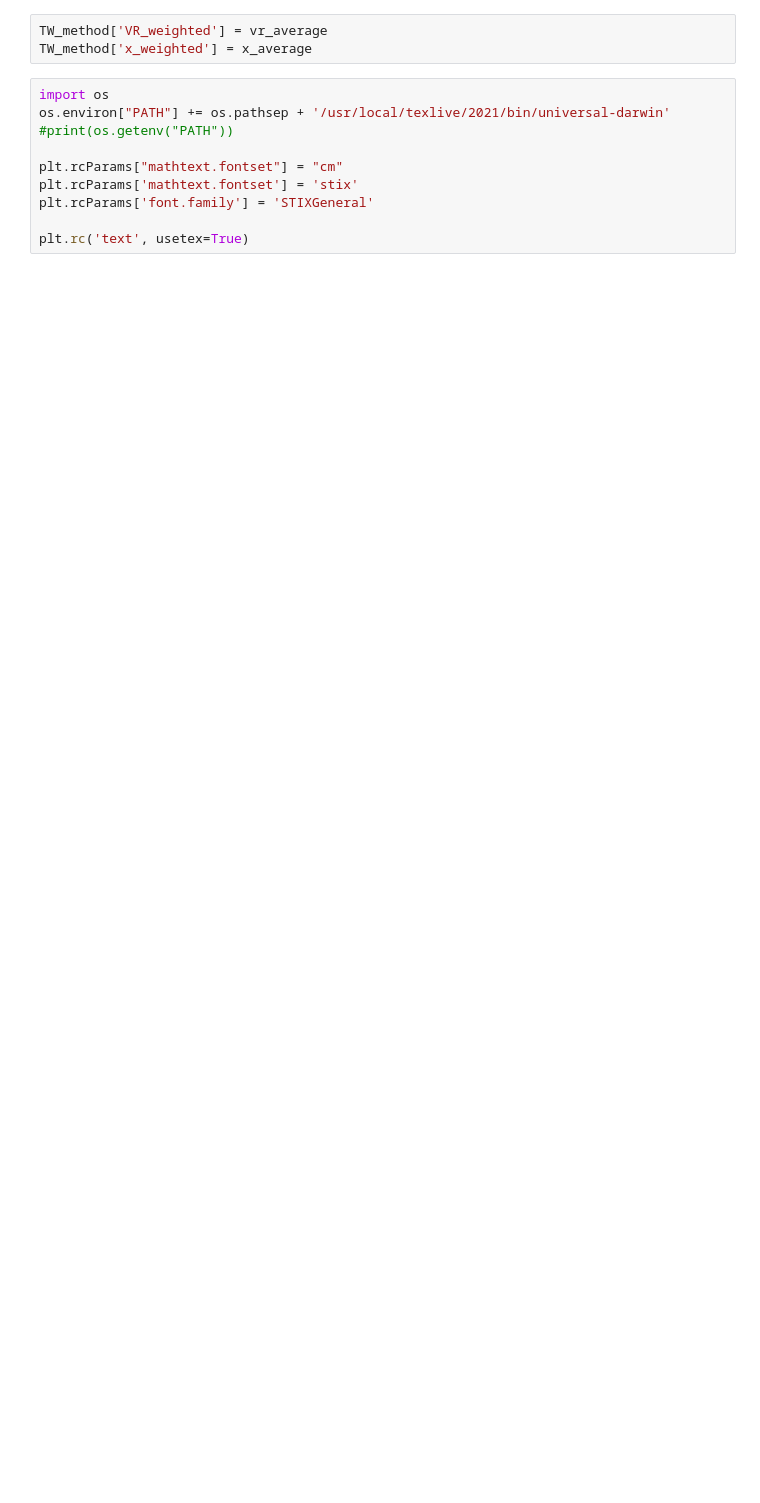
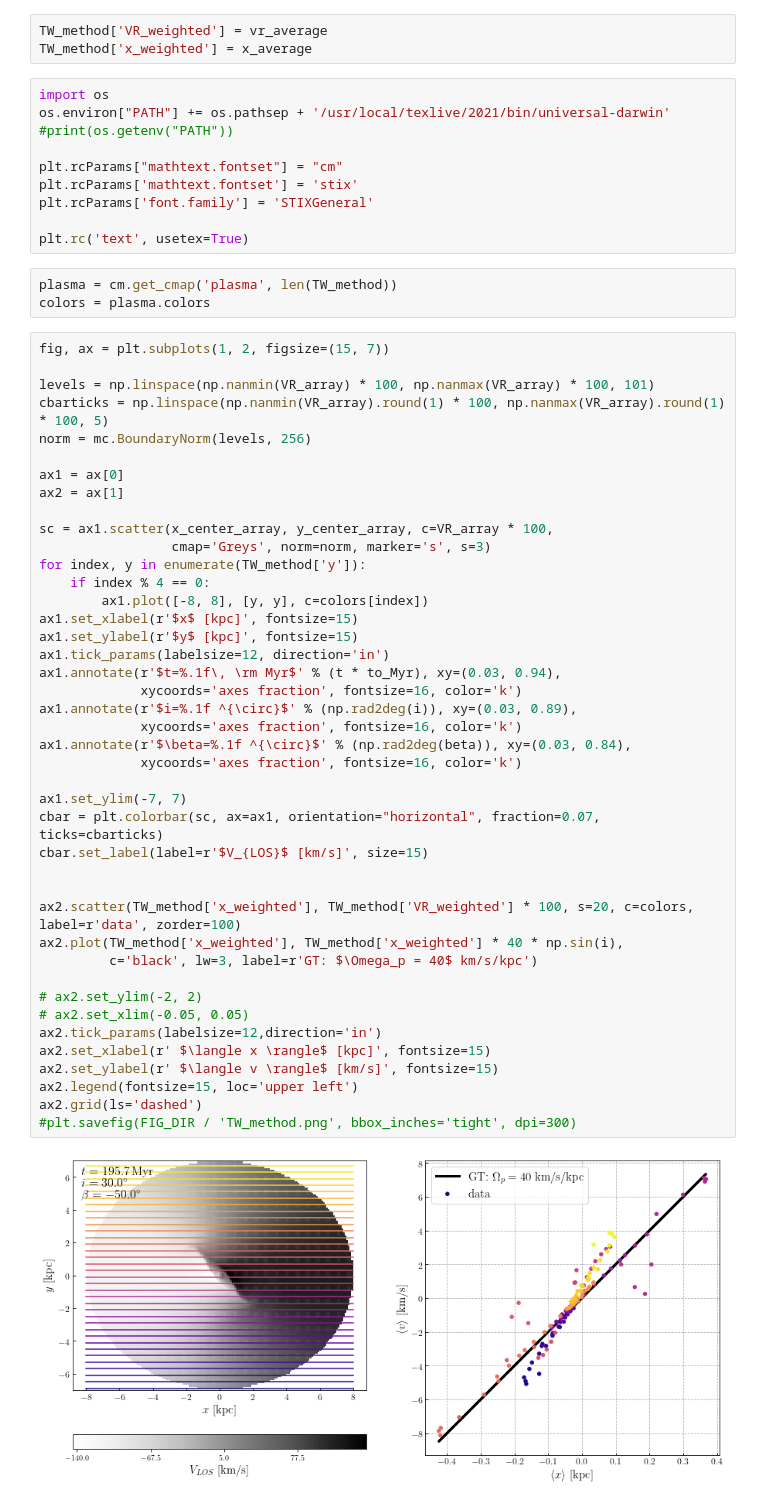
Before and after one commit to olgaborodina/pattern_speed, a Jupyter notebook: TW_method.ipynb, the cells around one changed output. Saved outputs shown, nothing was run; the diff lists cells and outputs as text; blank space fills up the shorter version.

```diff
--- a/TW_method.ipynb
+++ b/TW_method.ipynb
@@ -106,3 +112,50 @@ plt.rcParams['mathtext.fontset'] = 'stix'
 plt.rcParams['font.family'] = 'STIXGeneral'
 
 plt.rc('text', usetex=True)
+# %%
+plasma = cm.get_cmap('plasma', len(TW_method))
+colors = plasma.colors
+# %%
+fig, ax = plt.subplots(1, 2, figsize=(15, 7))
+
+levels = np.linspace(np.nanmin(VR_array) * 100, np.nanmax(VR_array) * 100, 101)
+cbarticks = np.linspace(np.nanmin(VR_array).round(1) * 100, np.nanmax(VR_array).round(1) * 100, 5)
+norm = mc.BoundaryNorm(levels, 256)
+
+ax1 = ax[0]
+ax2 = ax[1]
+
+sc = ax1.scatter(x_center_array, y_center_array, c=VR_array * 100,
+                 cmap='Greys', norm=norm, marker='s', s=3)
+for index, y in enumerate(TW_method['y']):
+    if index % 4 == 0:
+        ax1.plot([-8, 8], [y, y], c=colors[index])
+ax1.set_xlabel(r'$x$ [kpc]', fontsize=15)
+ax1.set_ylabel(r'$y$ [kpc]', fontsize=15)
+ax1.tick_params(labelsize=12, direction='in')
+ax1.annotate(r'$t=%.1f\, \rm Myr$' % (t * to_Myr), xy=(0.03, 0.94),
+             xycoords='axes fraction', fontsize=16, color='k')
+ax1.annotate(r'$i=%.1f ^{\circ}$' % (np.rad2deg(i)), xy=(0.03, 0.89),
+             xycoords='axes fraction', fontsize=16, color='k')
+ax1.annotate(r'$\beta=%.1f ^{\circ}$' % (np.rad2deg(beta)), xy=(0.03, 0.84),
+             xycoords='axes fraction', fontsize=16, color='k')
+
+ax1.set_ylim(-7, 7)
+cbar = plt.colorbar(sc, ax=ax1, orientation="horizontal", fraction=0.07, ticks=cbarticks)
+cbar.set_label(label=r'$V_{LOS}$ [km/s]', size=15)
+
+
+ax2.scatter(TW_method['x_weighted'], TW_method['VR_weighted'] * 100, s=20, c=colors, label=r'data', zorder=100)
+ax2.plot(TW_method['x_weighted'], TW_method['x_weighted'] * 40 * np.sin(i),
+         c='black', lw=3, label=r'GT: $\Omega_p = 40$ km/s/kpc')
+
+# ax2.set_ylim(-2, 2)
+# ax2.set_xlim(-0.05, 0.05)
+ax2.tick_params(labelsize=12,direction='in')
+ax2.set_xlabel(r' $\langle x \rangle$ [kpc]', fontsize=15)
+ax2.set_ylabel(r' $\langle v \rangle$ [km/s]', fontsize=15)
+ax2.legend(fontsize=15, loc='upper left')
+ax2.grid(ls='dashed')
+#plt.savefig(FIG_DIR / 'TW_method.png', bbox_inches='tight', dpi=300)
+# %% [output]
+[figure, added]
```
Also changed, not shown: parts of 13 cells of this notebook, 2 other files.
